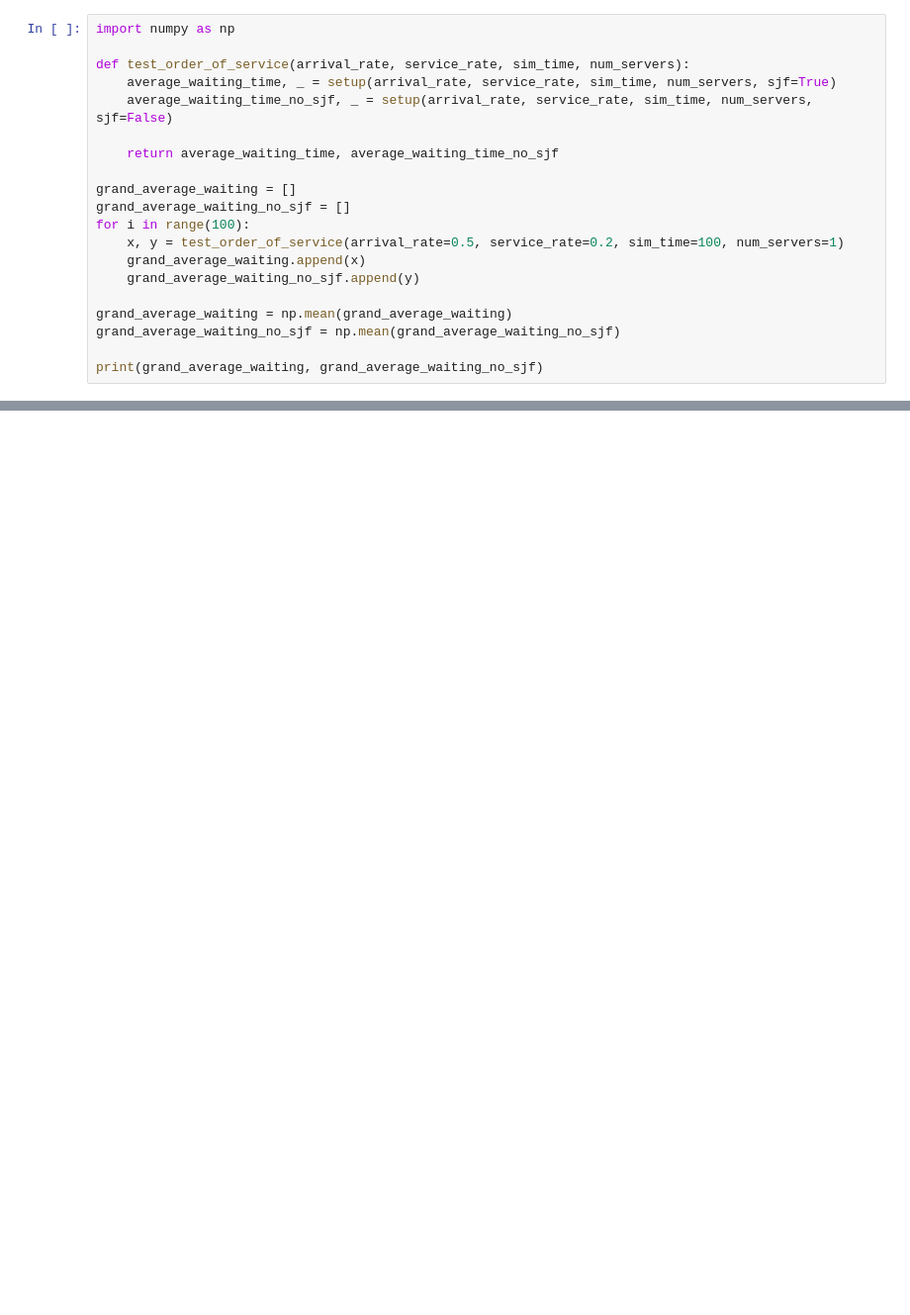
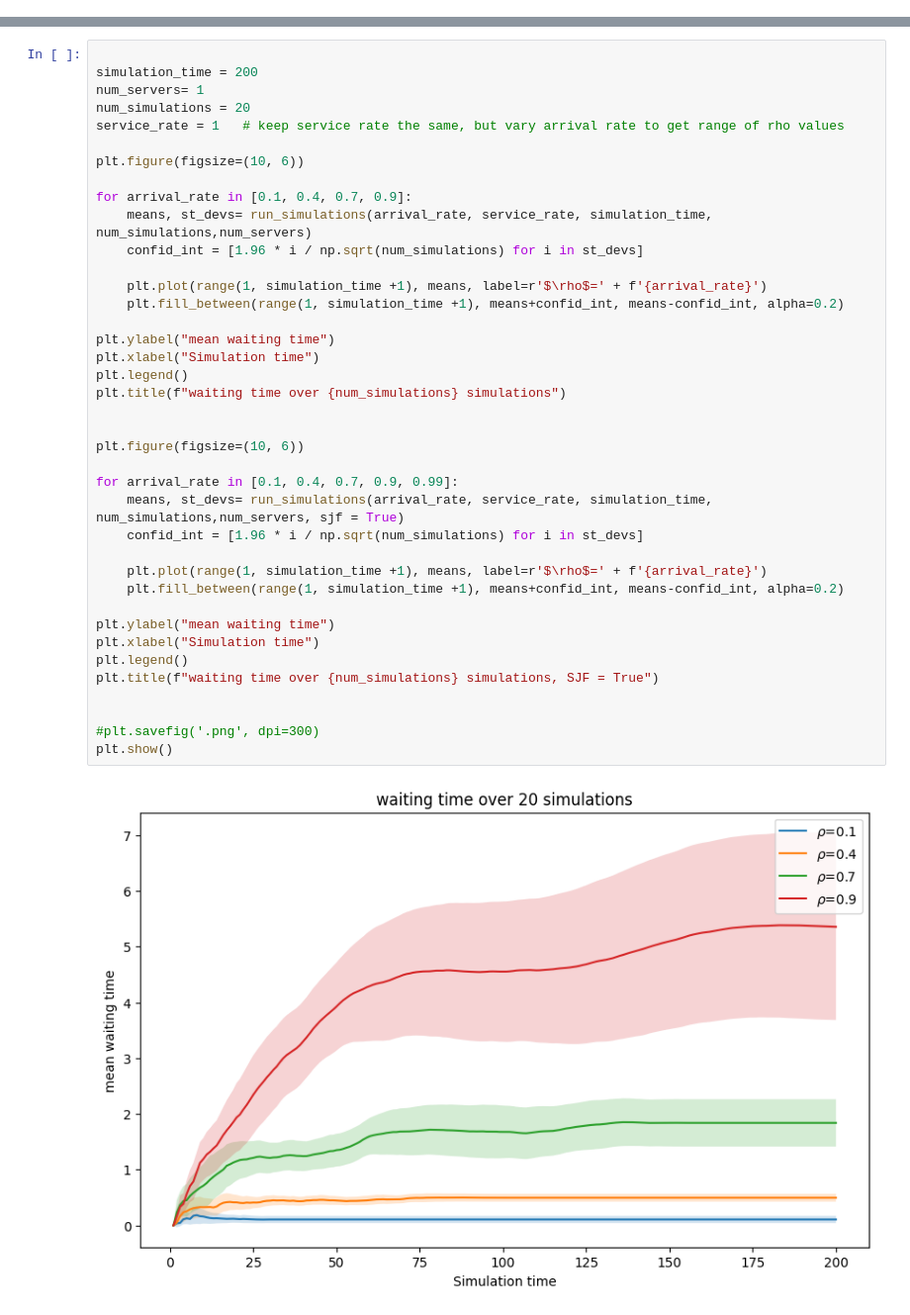
Before and after one commit to Foundnation/Stochastic-Simulation, a Jupyter notebook: Queueing/queue_notebook.ipynb, the cells around one changed output, grey strips where cells are left out. Shown at 99% size. Drawn from its saved outputs; the diff is of its cells as text; blank space fills up the shorter version.

```diff
--- a/Queueing/queue_notebook.ipynb
+++ b/Queueing/queue_notebook.ipynb
@@ -122,20 +178,0 @@ Customers: 836
-# %%
-import numpy as np
-
-def test_order_of_service(arrival_rate, service_rate, sim_time, num_servers):
-    average_waiting_time, _ = setup(arrival_rate, service_rate, sim_time, num_servers, sjf=True)
-    average_waiting_time_no_sjf, _ = setup(arrival_rate, service_rate, sim_time, num_servers, sjf=False)
-
-    return average_waiting_time, average_waiting_time_no_sjf
-
-grand_average_waiting = []
-grand_average_waiting_no_sjf = []
-for i in range(100):
-    x, y = test_order_of_service(arrival_rate=0.5, service_rate=0.2, sim_time=100, num_servers=1)
-    grand_average_waiting.append(x)
-    grand_average_waiting_no_sjf.append(y)
-
-grand_average_waiting = np.mean(grand_average_waiting)
-grand_average_waiting_no_sjf = np.mean(grand_average_waiting_no_sjf)
-
-print(grand_average_waiting, grand_average_waiting_no_sjf)
@@ -176,0 +186,41 @@ plot_service_vs_waiting(arrival_rate=0.5, service_rate=0.2, sim_time=200, num_se
+# %%
+
+simulation_time = 200
+num_servers= 1
+num_simulations = 20
+service_rate = 1   # keep service rate the same, but vary arrival rate to get range of rho values
+
+plt.figure(figsize=(10, 6))
+
+for arrival_rate in [0.1, 0.4, 0.7, 0.9]:
+    means, st_devs= run_simulations(arrival_rate, service_rate, simulation_time, num_simulations,num_servers)
+    confid_int = [1.96 * i / np.sqrt(num_simulations) for i in st_devs]
+
+    plt.plot(range(1, simulation_time +1), means, label=r'$\rho$=' + f'{arrival_rate}')
+    plt.fill_between(range(1, simulation_time +1), means+confid_int, means-confid_int, alpha=0.2)
+
+plt.ylabel("mean waiting time")
+plt.xlabel("Simulation time")
+plt.legend()
+plt.title(f"waiting time over {num_simulations} simulations")
+
+
+plt.figure(figsize=(10, 6))
+
+for arrival_rate in [0.1, 0.4, 0.7, 0.9, 0.99]:
+    means, st_devs= run_simulations(arrival_rate, service_rate, simulation_time, num_simulations,num_servers, sjf = True)
+    confid_int = [1.96 * i / np.sqrt(num_simulations) for i in st_devs]
+
+    plt.plot(range(1, simulation_time +1), means, label=r'$\rho$=' + f'{arrival_rate}')
+    plt.fill_between(range(1, simulation_time +1), means+confid_int, means-confid_int, alpha=0.2)
+
+plt.ylabel("mean waiting time")
+plt.xlabel("Simulation time")
+plt.legend()
+plt.title(f"waiting time over {num_simulations} simulations, SJF = True")
+
+
+#plt.savefig('.png', dpi=300)
+plt.show()
+# %% [output]
+[figure, added]
```
Also changed, not shown: parts of 16 cells of this notebook.
